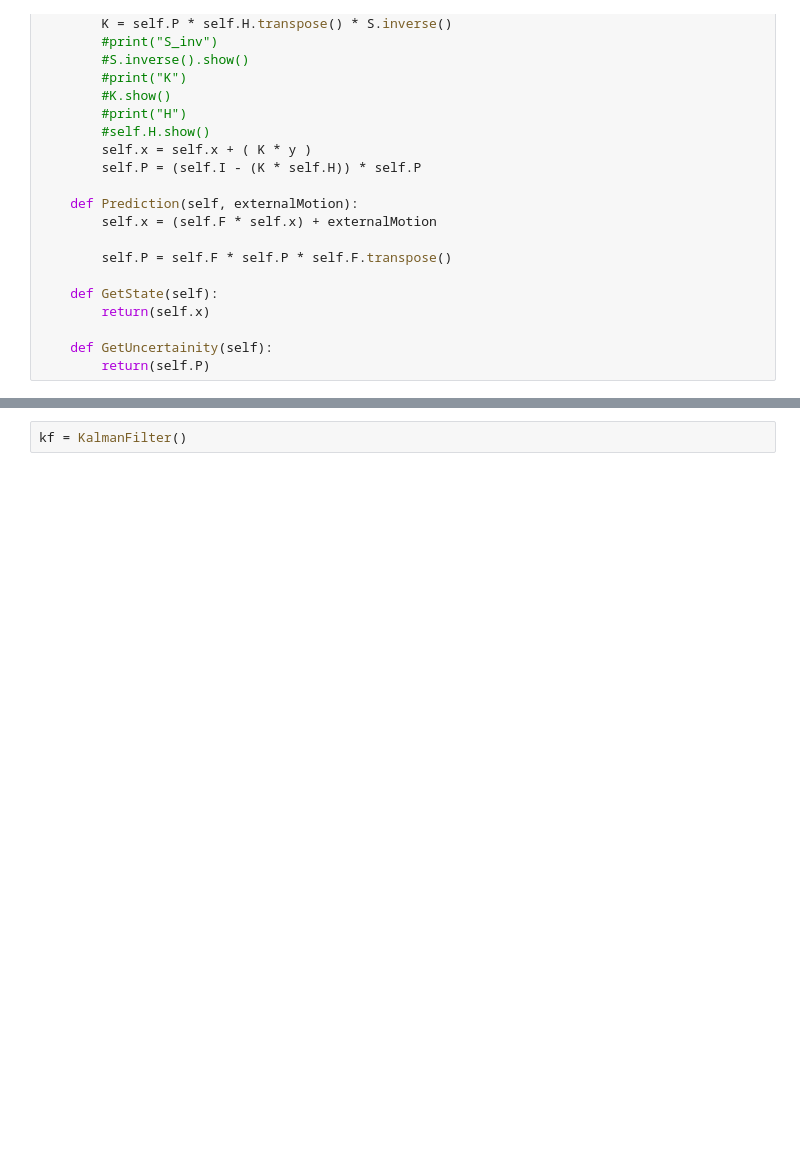
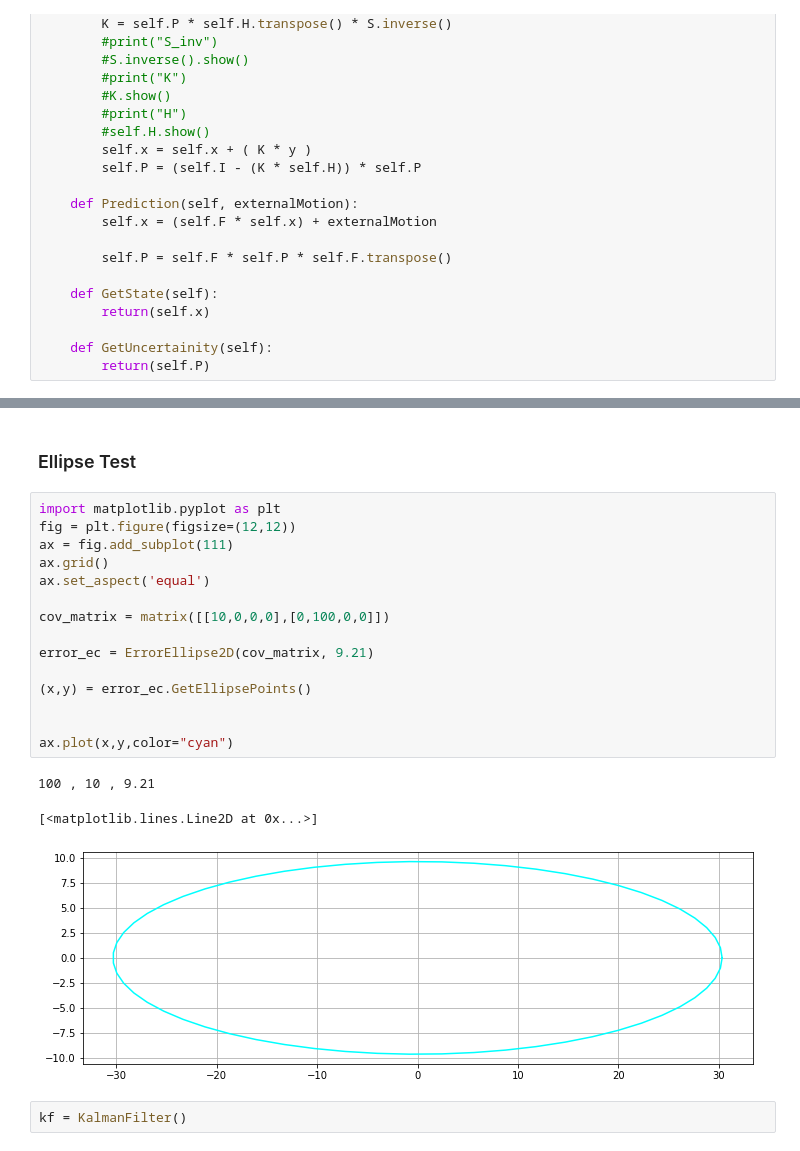
Before and after one commit to RYO0115/python_algorithms, a Jupyter notebook: kalman_filter/jupyter/multistate_kalman_filter.ipynb, the cells around one changed output, grey strips where cells are left out. Cells and saved outputs as stored; diff of their text form; blank space fills up the shorter version.

```diff
--- a/kalman_filter/jupyter/multistate_kalman_filter.ipynb
+++ b/kalman_filter/jupyter/multistate_kalman_filter.ipynb
@@ -178,3 +214,24 @@ class KalmanFilter():
+# %% [markdown]
+### Ellipse Test
+# %%
+import matplotlib.pyplot as plt
+fig = plt.figure(figsize=(12,12))
+ax = fig.add_subplot(111)
+ax.grid()
+ax.set_aspect('equal')
+
+cov_matrix = matrix([[10,0,0,0],[0,100,0,0]])
+
+error_ec = ErrorEllipse2D(cov_matrix, 9.21)
+
+(x,y) = error_ec.GetEllipsePoints()
+
+
+ax.plot(x,y,color="cyan")
+# %% [output]
+100 , 10 , 9.21
+[<matplotlib.lines.Line2D at 0x...>]
+[figure, added]
 # %%
 kf = KalmanFilter()
 # %%
```
Also changed, not shown: parts of 11 cells of this notebook, 2 other files.
